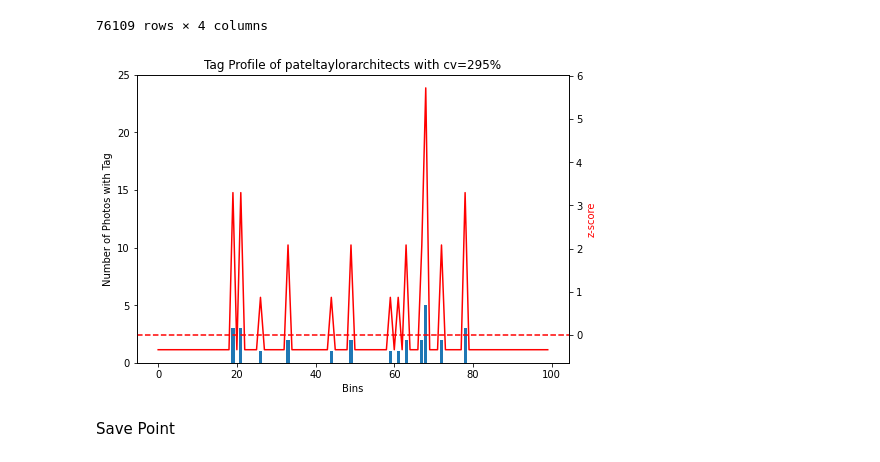
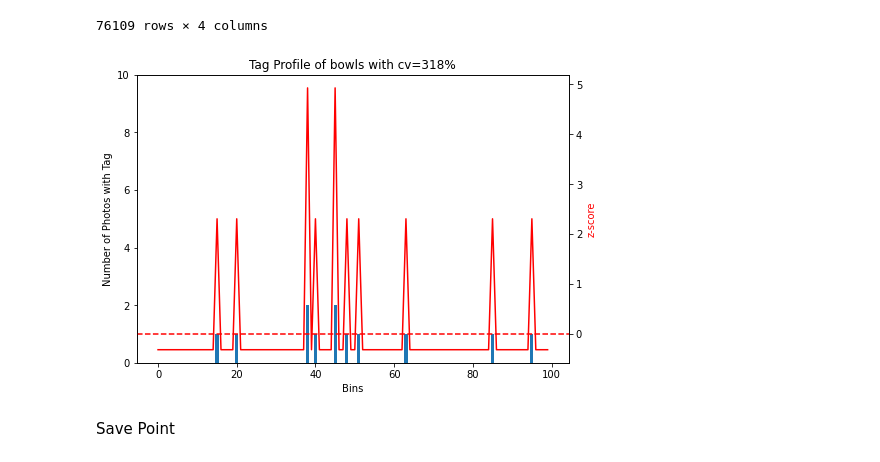
Before and after one commit to leyixu21/Semantic-Trajectory, a Jupyter notebook: clean_flickr_data.ipynb, the cells around one changed output. Drawn from its saved outputs; the diff is of its cells as text; code cells hidden in the pictures.

```diff
--- a/clean_flickr_data.ipynb
+++ b/clean_flickr_data.ipynb
@@ -46,6 +31,8 @@ import requests
 # %%
 # set paths
-path='/content/drive/MyDrive/master_thesis_data/flickr/'
+# path='/content/drive/MyDrive/master_thesis_data/flickr/'
+
+path='flickr/'
 # %% [markdown]
 # Preprocess Flickr Data
 # %% [markdown]
@@ -573,29 +530,29 @@ tags_profile_cv
 76109 rows × 4 columns
 # %%
 # plot the tag profile
-tag_id = 49867
+tag_id = 7
 tag_count_selected = tags_profile['count'][tag_id]
 
 # plot tag count histogram
 fig = plt.figure()
 ax = fig.add_axes([0,0,1,1])
 x_values = range(len(tag_count_selected))
 y_values = tag_count_selected
 plt.ylim(0, max(tag_count_selected)*5)
 ax.bar(x_values, y_values)
 plt.xlabel("Bins")
 plt.ylabel("Number of Photos with Tag")
 
 # plot z-score
 # twin object for two different y-axis on the sample plot
 ax2=ax.twinx()
 # make a plot with different y-axis using second axis object
 ax2.plot(x_values, tags_profile['z-score'][tag_id],color="red")
 ax2.set_ylabel("z-score",color="r")
 # specifying horizontal line type
 plt.axhline(y = 0, color = 'r', linestyle = 'dashed')
 
 plt.title("Tag Profile of "+tags_profile['tags'][tag_id]+" with cv="+str(round(tags_profile['cv'][tag_id]))+'%')
 plt.show()
 # %% [output]
-[figure, old version]
+[figure, new version]
```
Also changed, not shown: parts of 87 cells of this notebook.
